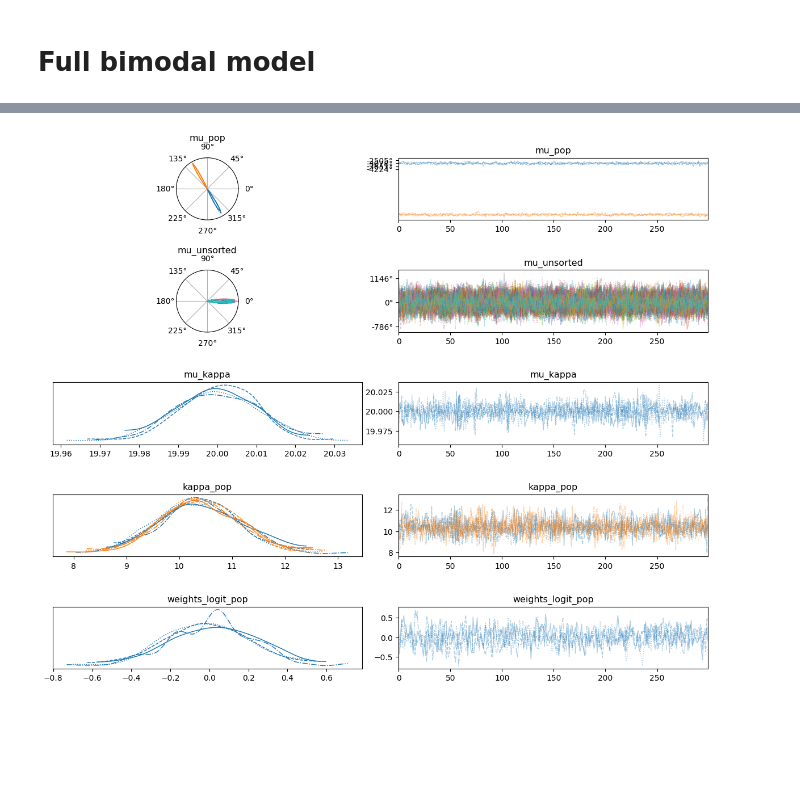
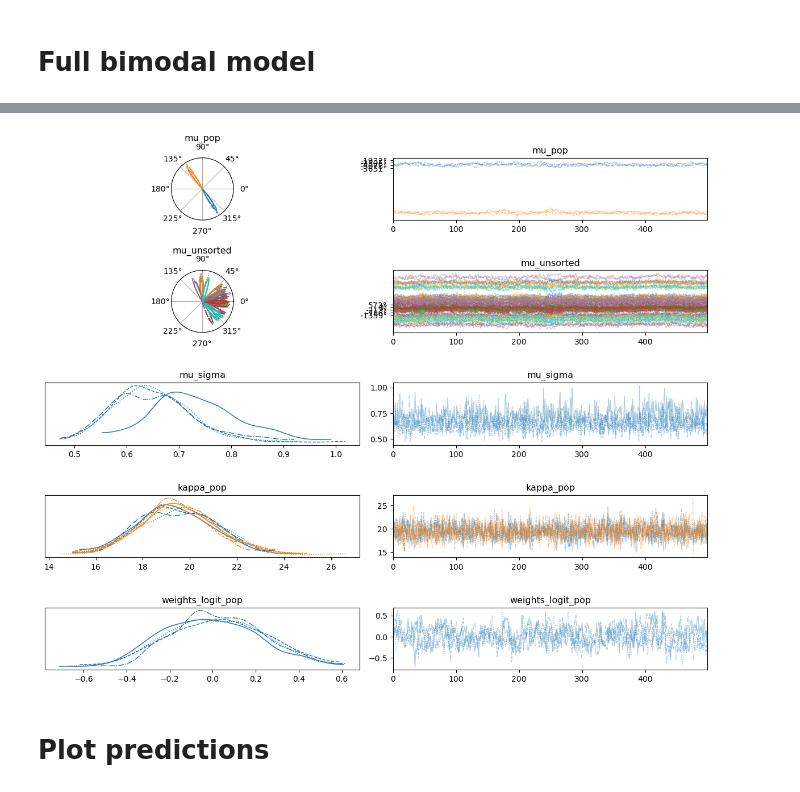
Before and after one commit to jgraving/unwrap, a Jupyter notebook: notebooks/bimodal_example.ipynb, the cells around one changed output, grey strips where cells are left out. Drawn from its saved outputs; the diff is of its cells as text; code cells hidden in the pictures; blank space fills up the shorter version.

Commit message:
- separated Normal and von Mises indiv effects - tested reasonable priors for ind sigma & kappa

```diff
--- a/notebooks/bimodal_example.ipynb
+++ b/notebooks/bimodal_example.ipynb
@@ -87,11 +88,11 @@ import warnings
 
 warnings.filterwarnings("ignore", category=UserWarning)
 
-nsamples = int(20)
+nsamples = int(30)
 nind = int(20)
 mnang = np.pi/3
-skappa = 200
-ikappa = 3.0
+skappa = 20.0 #very strong correlation within individual
+ikappa = 5.0 #quite strong correlation across individuals
 
 npersample = int(np.round(nind*nsamples/2))
 
@@ -443,8 +436,8 @@ with pm.Model() as hierarchical_directional_model:
     ## pymc has trouble finding this on its own, giving a better prior
     ## originally this was a pair of values anywhere on the circle
     ## this is now a pair of values 180° apart, drawn from a normal distribution
-    ## roughly centred on the grand mean from the doubled angles
-    mu_pop_unsorted = pm.Normal("mu_pop_unsorted", mu=vm_prior[1]/2 + [0, np.pi], sigma = 30*np.pi/180, shape=(2,))
+    ## strongly restricted to the grand mean from the doubled angles
+    mu_pop_unsorted = pm.Normal("mu_pop_unsorted", mu=vm_prior[1]/2 + [0, np.pi], sigma = 3*np.pi/180, shape=(2,))
     ## these angles are sorted so that they can later be interpreted as samples from two separate means
     mu_pop = pm.Deterministic("mu_pop", pt.sort(mu_pop_unsorted))
 
@@ -460,9 +453,9 @@ with pm.Model() as hierarchical_directional_model:
     mu = pm.Deterministic("mu", pt.sort(mu_unsorted))
 
     # Population kappa values with a softplus transformation for non-negativity
-    # kappa_log_pop = pm.Normal("kappa_log_pop", mu=inverse_softplus(2.0), sigma=0.5, shape=(2,))
-    # pymc less restrictive prior
-    kappa_log_pop = pm.Normal("kappa_log_pop", mu=inverse_softplus(2.0), sigma=1.0, shape=(2,))
+    # for this data need less restrictive prior
+    # kappa_log_pop = pm.Normal("kappa_log_pop", mu=inverse_softplus(2.0), sigma=1.0, shape=(2,))
+    kappa_log_pop = pm.Normal("kappa_log_pop", mu=inverse_softplus(15.0), sigma=15.0, shape=(2,))
     kappa_pop = pm.Deterministic("kappa_pop", pt.softplus(kappa_log_pop))
 
     # Individual kappa values, also transformed for non-negativity
@@ -484,12 +477,12 @@ with pm.Model() as hierarchical_directional_model:
     pm.Mixture("directions_obs", w=weights[individuals], comp_dists=components, observed=directions)
 # %%
 #takes over one minute to initialise
-#less than 20s to sample
+#less than 60s to sample
 with warnings.catch_warnings():
     warnings.simplefilter("ignore", UserWarning)
     with hierarchical_directional_model:
-        trace = pm.sample(tune = 1000,
-                            draws = 500,
+        trace = pm.sample(tune = 2000,
+                            draws = 2000,
                             return_inferencedata=True)
 # %% [output]
 Initializing NUTS using jitter+adapt_diag...
@@ -644,13 +604,11 @@ with pm.Model() as hyper_directional_model:
     pm.Mixture("directions_obs", w=weights[individuals], comp_dists=components, observed=directions)
 # %%
 #takes over one minute to initialise
-#less than 20s to sample
-with warnings.catch_warnings():
-    warnings.simplefilter("ignore", UserWarning)
-    with hyper_directional_model:
-        trace_hyper = pm.sample(tune = 1000,
-                                draws = 500,
-                                return_inferencedata=True)
+#less than 60s for 2000 samples
+with hyper_directional_model:
+    trace_hyper = pm.sample(tune = 2000,
+                            draws = 2000,
+                            return_inferencedata=True)
 # %% [output]
 Initializing NUTS using jitter+adapt_diag...
 Multiprocess sampling (4 chains in 4 jobs)
@@ -692,29 +680,30 @@ az.summary(
 # %%
 varnms = ["mu_pop",
         #   "mu",
                "mu_unsorted",#there are a lot of these, perhaps don't inspect all immediately
-               "mu_kappa",
-            #    "mu_sigma",
+               "mu_sigma",
                 "kappa_pop",
             #    "kappa_log",
                "weights_logit_pop",
             #    "weights_logit"
                 ]
 #Specify which parameters are circular
 cvars = ["mu_pop",
         #  "mu",
          "mu_unsorted"
         ]
 #transform the circular data for interpretability
 trace_hyper_trans = trace_hyper.copy() # set up a variable for transformed data
 for cvar in cvars:
     trace_hyper_trans.posterior[cvar] = -180*trace_hyper_trans.posterior[cvar]/np.pi # convert each to degrees that will plot clockwise
 
 az.plot_trace(trace_hyper_trans,
               var_names= varnms,
               circ_var_names=cvars,
               circ_var_units='degrees') #now in degrees and going clockwise, but axis labels are anticlock and start at right
 plt.tight_layout()
 plt.show()
 # %% [output]
-[figure, old version]
+[figure, new version]
+# %% [markdown]
+# Plot predictions
```
Also changed, not shown: parts of 23 cells of this notebook.
